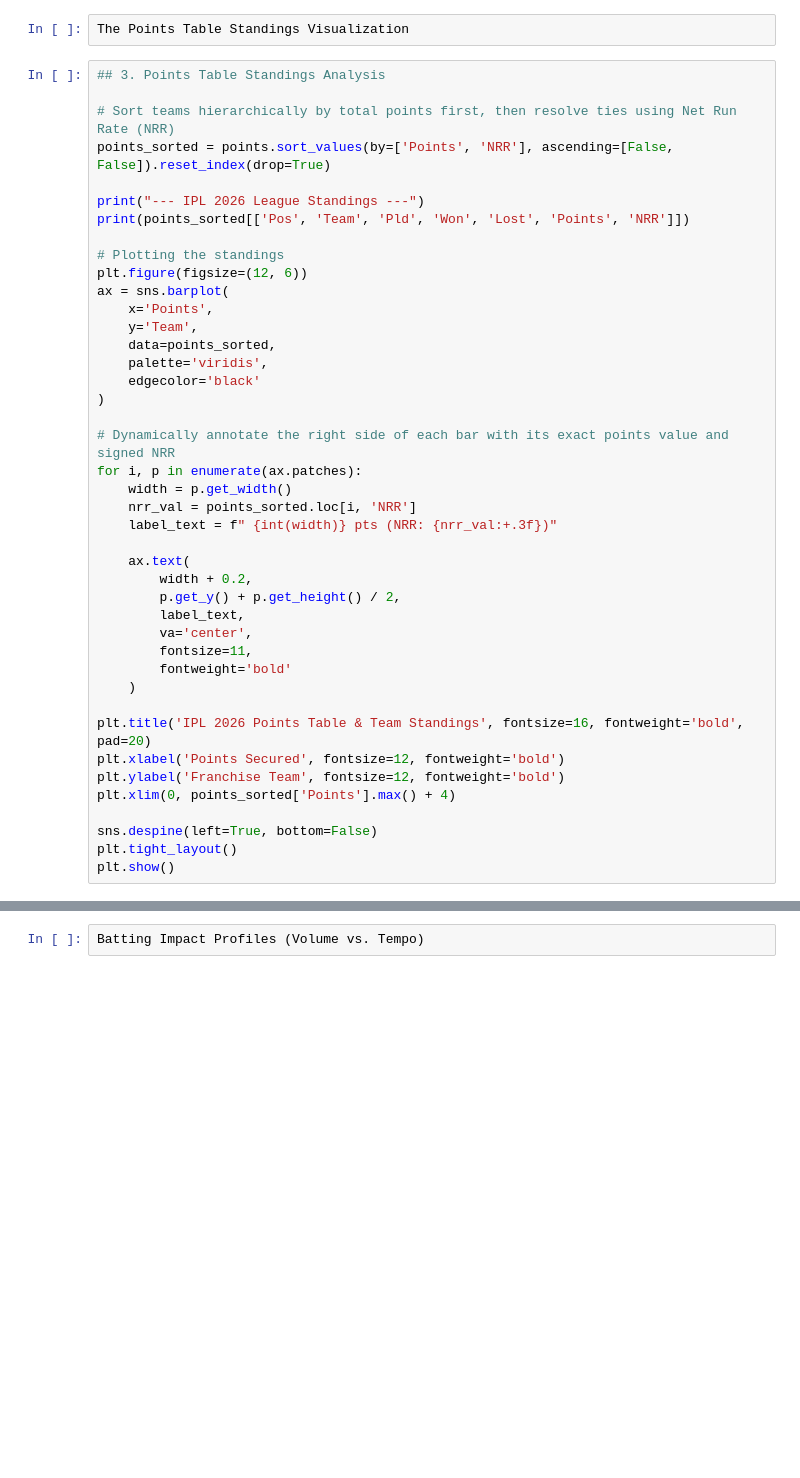
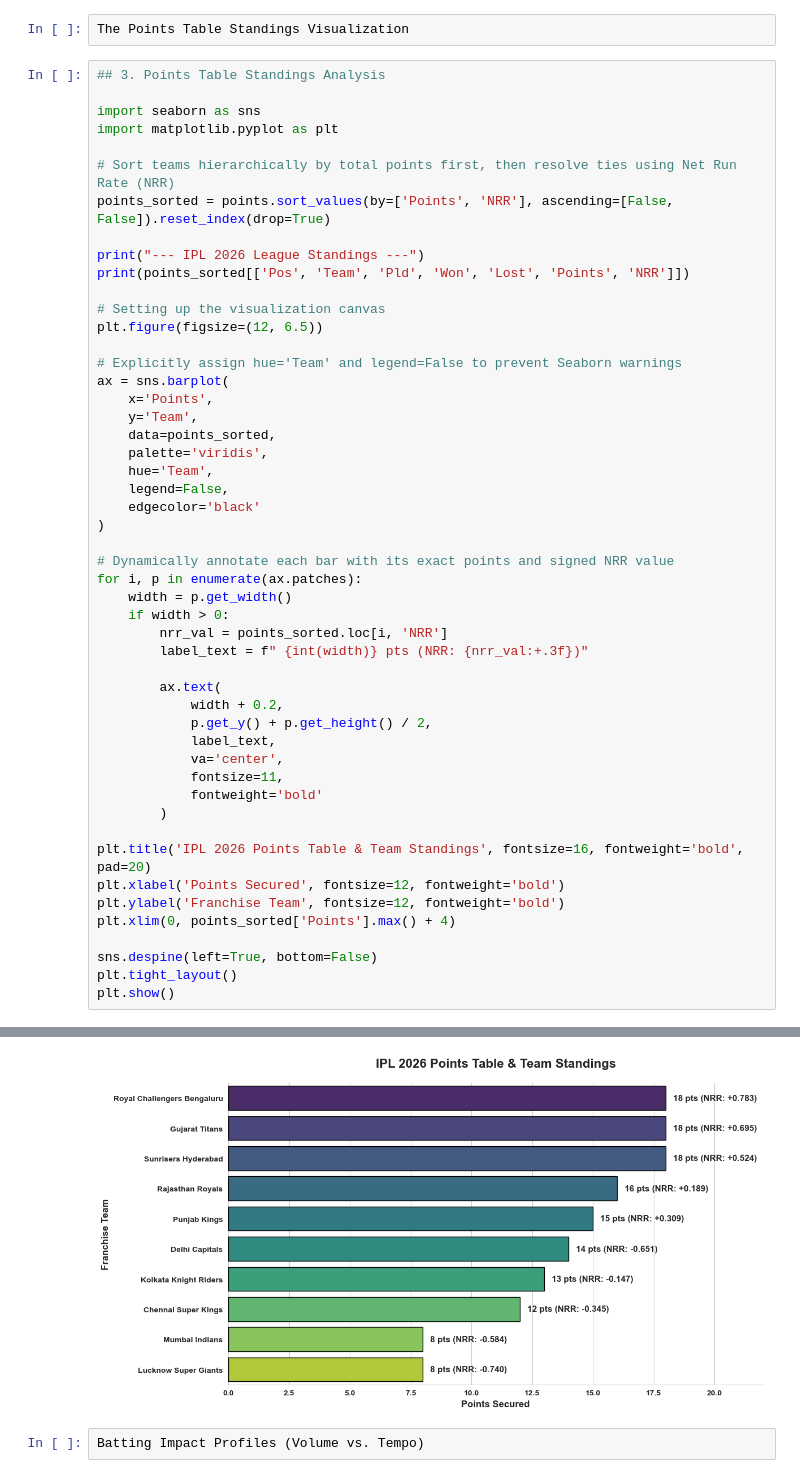
Before and after one commit to surajrawat11/DataScience, a Jupyter notebook: Projects/Untitled.ipynb, the cells around one changed output, grey strips where cells are left out. Cells and saved outputs as stored; diff of their text form; blank space fills up the shorter version.

```diff
--- a/Projects/Untitled.ipynb
+++ b/Projects/Untitled.ipynb
@@ -31,6 +67,9 @@ except FileNotFoundError:
 The Points Table Standings Visualization
 # %%
 ## 3. Points Table Standings Analysis
+
+import seaborn as sns
+import matplotlib.pyplot as plt
 
 # Sort teams hierarchically by total points first, then resolve ties using Net Run Rate (NRR)
 points_sorted = points.sort_values(by=['Points', 'NRR'], ascending=[False, False]).reset_index(drop=True)
@@ -38,30 +77,35 @@ points_sorted = points.sort_values(by=['Points', 'NRR'], ascending=[False, False
 print("--- IPL 2026 League Standings ---")
 print(points_sorted[['Pos', 'Team', 'Pld', 'Won', 'Lost', 'Points', 'NRR']])
 
-# Plotting the standings
-plt.figure(figsize=(12, 6))
+# Setting up the visualization canvas
+plt.figure(figsize=(12, 6.5))
+
+# Explicitly assign hue='Team' and legend=False to prevent Seaborn warnings
 ax = sns.barplot(
     x='Points',
     y='Team',
     data=points_sorted,
     palette='viridis',
+    hue='Team',
+    legend=False,
     edgecolor='black'
 )
 
-# Dynamically annotate the right side of each bar with its exact points value and signed NRR
+# Dynamically annotate each bar with its exact points and signed NRR value
 for i, p in enumerate(ax.patches):
     width = p.get_width()
-    nrr_val = points_sorted.loc[i, 'NRR']
-    label_text = f" {int(width)} pts (NRR: {nrr_val:+.3f})"
+    if width > 0:
+        nrr_val = points_sorted.loc[i, 'NRR']
+        label_text = f" {int(width)} pts (NRR: {nrr_val:+.3f})"
 
-    ax.text(
-        width + 0.2,
-        p.get_y() + p.get_height() / 2,
-        label_text,
-        va='center',
-        fontsize=11,
-        fontweight='bold'
-    )
+        ax.text(
+            width + 0.2,
+            p.get_y() + p.get_height() / 2,
+            label_text,
+            va='center',
+            fontsize=11,
+            fontweight='bold'
+        )
 
 plt.title('IPL 2026 Points Table & Team Standings', fontsize=16, fontweight='bold', pad=20)
 plt.xlabel('Points Secured', fontsize=12, fontweight='bold')
@@ -71,3 +115,4 @@ plt.xlim(0, points_sorted['Points'].max() + 4)
 sns.despine(left=True, bottom=False)
 plt.tight_layout()
 plt.show()
+# %% [output]
@@ -74,3 +131,4 @@ plt.show()
+[figure, added]
 # %%
 Batting Impact Profiles (Volume vs. Tempo)
 # %%
```
Also changed, not shown: parts of 5 cells of this notebook.
